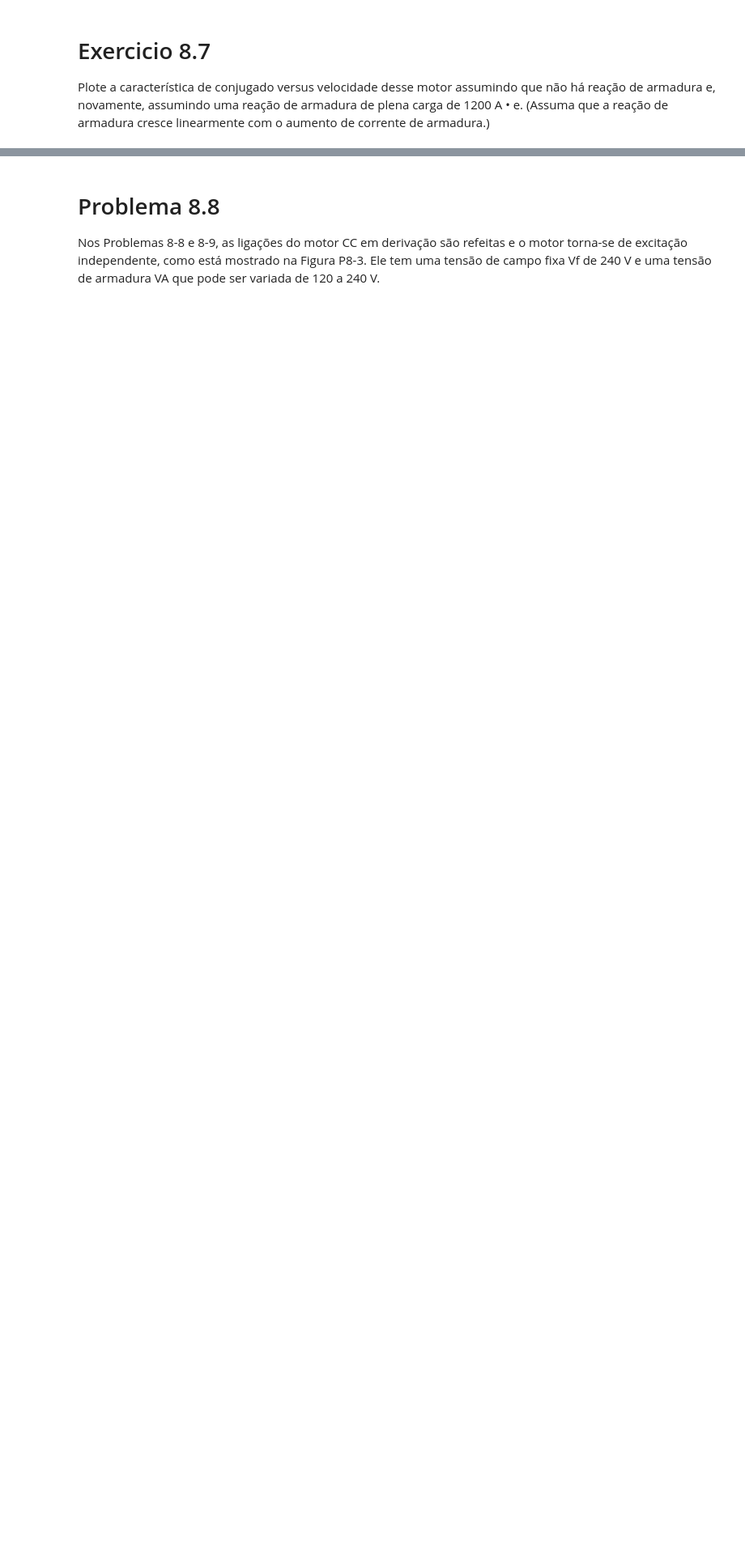
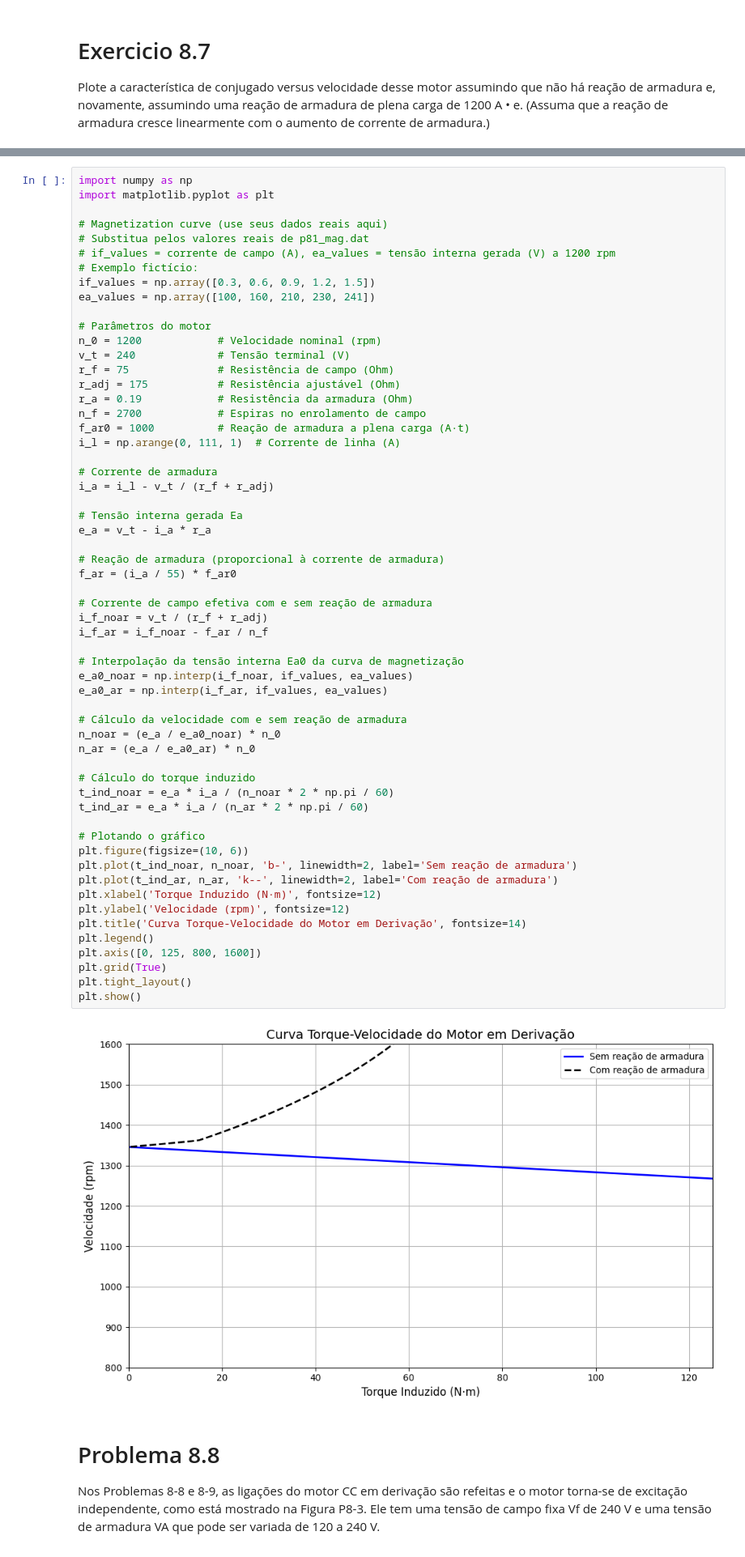
Before and after one commit to zSevens7/MonitoriaConversao, a Jupyter notebook: MaquinaCC.ipynb, the cells around one changed output, grey strips where cells are left out. Shown: that part at 81% size. Saved outputs shown, nothing was run; the diff lists cells and outputs as text; blank space fills up the shorter version.

```diff
--- a/MaquinaCC.ipynb
+++ b/MaquinaCC.ipynb
@@ -86,3 +278,63 @@ corrente de armadura.)
+# %%
+import numpy as np
+import matplotlib.pyplot as plt
+
+# Magnetization curve (use seus dados reais aqui)
+# Substitua pelos valores reais de p81_mag.dat
+# if_values = corrente de campo (A), ea_values = tensão interna gerada (V) a 1200 rpm
+# Exemplo fictício:
+if_values = np.array([0.3, 0.6, 0.9, 1.2, 1.5])
+ea_values = np.array([100, 160, 210, 230, 241])
+
+# Parâmetros do motor
+n_0 = 1200            # Velocidade nominal (rpm)
+v_t = 240             # Tensão terminal (V)
+r_f = 75              # Resistência de campo (Ohm)
+r_adj = 175           # Resistência ajustável (Ohm)
+r_a = 0.19            # Resistência da armadura (Ohm)
+n_f = 2700            # Espiras no enrolamento de campo
+f_ar0 = 1000          # Reação de armadura a plena carga (A·t)
+i_l = np.arange(0, 111, 1)  # Corrente de linha (A)
+
+# Corrente de armadura
+i_a = i_l - v_t / (r_f + r_adj)
+
+# Tensão interna gerada Ea
+e_a = v_t - i_a * r_a
+
+# Reação de armadura (proporcional à corrente de armadura)
+f_ar = (i_a / 55) * f_ar0
+
+# Corrente de campo efetiva com e sem reação de armadura
+i_f_noar = v_t / (r_f + r_adj)
+i_f_ar = i_f_noar - f_ar / n_f
+
+# Interpolação da tensão interna Ea0 da curva de magnetização
+e_a0_noar = np.interp(i_f_noar, if_values, ea_values)
+e_a0_ar = np.interp(i_f_ar, if_values, ea_values)
+
+# Cálculo da velocidade com e sem reação de armadura
+n_noar = (e_a / e_a0_noar) * n_0
+n_ar = (e_a / e_a0_ar) * n_0
+
+# Cálculo do torque induzido
+t_ind_noar = e_a * i_a / (n_noar * 2 * np.pi / 60)
+t_ind_ar = e_a * i_a / (n_ar * 2 * np.pi / 60)
+
+# Plotando o gráfico
+plt.figure(figsize=(10, 6))
+plt.plot(t_ind_noar, n_noar, 'b-', linewidth=2, label='Sem reação de armadura')
+plt.plot(t_ind_ar, n_ar, 'k--', linewidth=2, label='Com reação de armadura')
+plt.xlabel('Torque Induzido (N·m)', fontsize=12)
+plt.ylabel('Velocidade (rpm)', fontsize=12)
+plt.title('Curva Torque-Velocidade do Motor em Derivação', fontsize=14)
+plt.legend()
+plt.axis([0, 125, 800, 1600])
+plt.grid(True)
+plt.tight_layout()
+plt.show()
+# %% [output]
+[figure, added]
 # %% [markdown]
 # Problema 8.8
 
```
Also changed, not shown: parts of 16 cells of this notebook.
